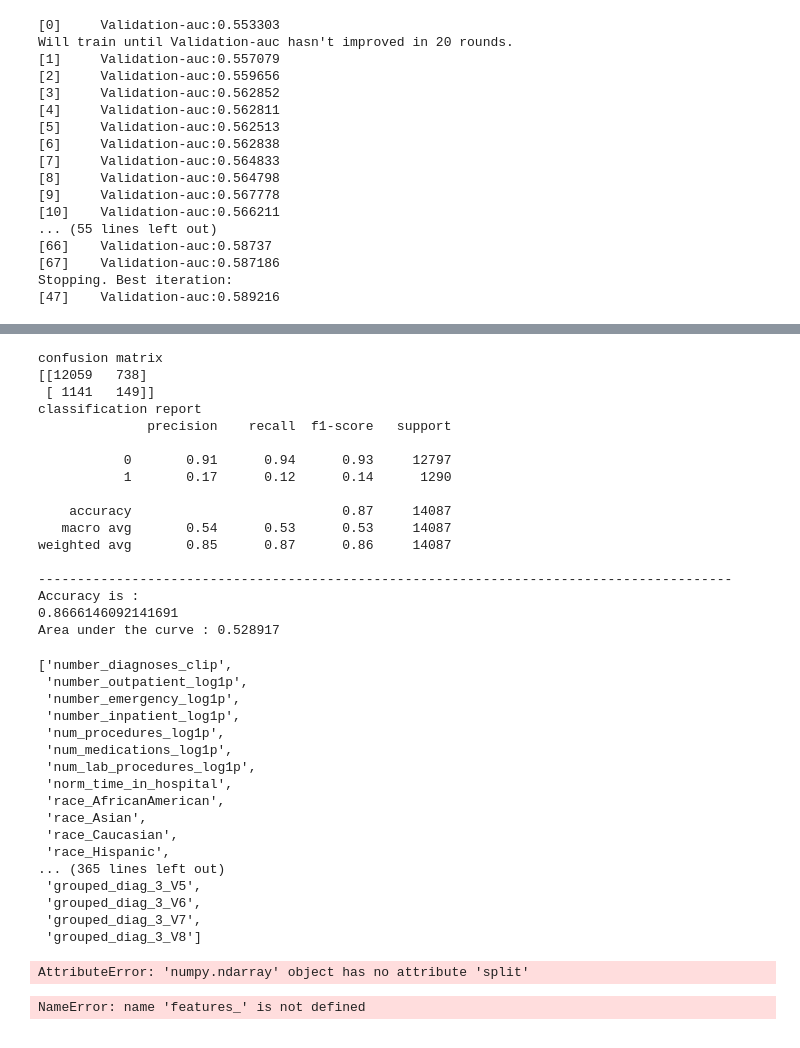
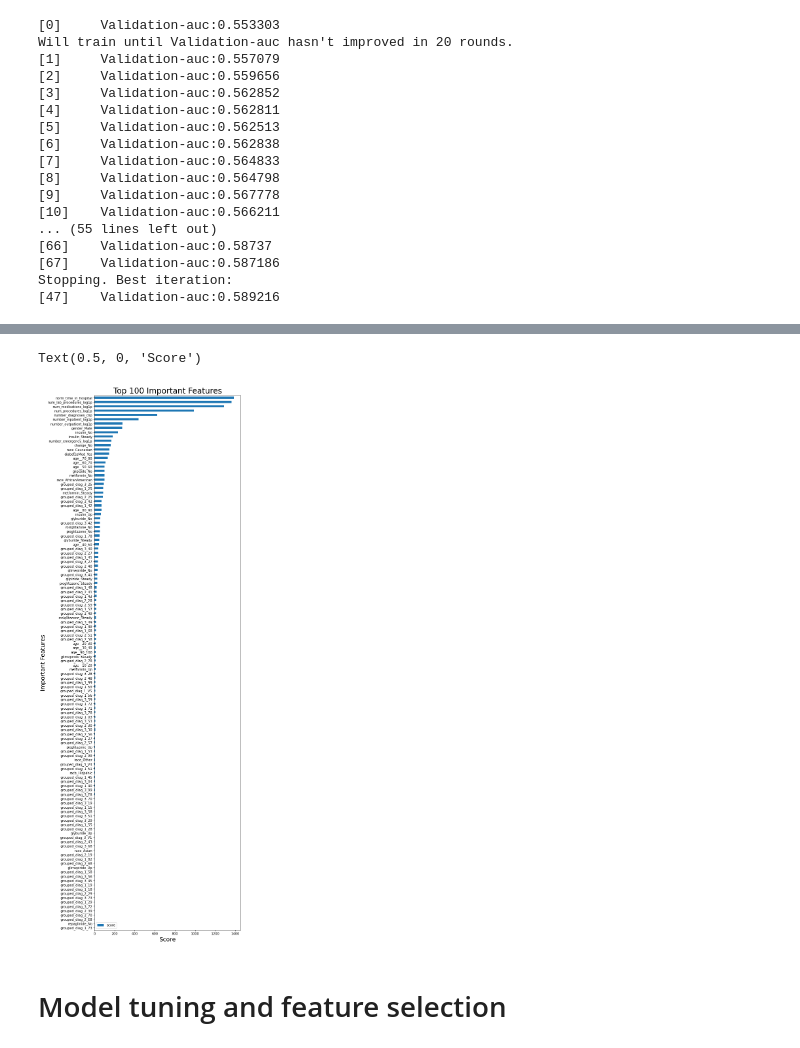
Before and after one commit to RajeshArasada/Imbalanced_Data_Classification, a Jupyter notebook: notebooks/4.0-RA-XGBoost_OHE.ipynb, the cells around one changed output, grey strips where cells are left out. Saved outputs shown, nothing was run; the diff lists cells and outputs as text; code cells hidden in the pictures.

Commit message:
Added models with feature selection. Added Precision-Recall Tradeoff

```diff
--- a/notebooks/4.0-RA-XGBoost_OHE.ipynb
+++ b/notebooks/4.0-RA-XGBoost_OHE.ipynb
@@ -531,52 +471,0 @@ XGBClassifier(base_score=0.5, booster='gbtree', colsample_bylevel=1,
-# %%
-y_pred = xgb_model.predict(X_test)  #predicts
-print('confusion matrix')
-print(metrics.confusion_matrix(y_test, y_pred))
-print('classification report')
-print(metrics.classification_report(y_test, y_pred))
-print("-----------------------------------------------------------------------------------------")
-print("Accuracy is :")
-print(metrics.accuracy_score(y_test, y_pred))
-print('Area under the curve : %f' % (metrics.roc_auc_score(y_test, y_pred)))
-# %% [output]
-confusion matrix
-[[12059   738]
- [ 1141   149]]
-classification report
-              precision    recall  f1-score   support
-
-           0       0.91      0.94      0.93     12797
-           1       0.17      0.12      0.14      1290
-
-    accuracy                           0.87     14087
-   macro avg       0.54      0.53      0.53     14087
-weighted avg       0.85      0.87      0.86     14087
-
------------------------------------------------------------------------------------------
-Accuracy is :
-0.8666146092141691
-Area under the curve : 0.528917
-# %%
-X_train.columns.tolist()
-# %% [output]
-['number_diagnoses_clip',
- 'number_outpatient_log1p',
- 'number_emergency_log1p',
- 'number_inpatient_log1p',
- 'num_procedures_log1p',
- 'num_medications_log1p',
- 'num_lab_procedures_log1p',
- 'norm_time_in_hospital',
- 'race_AfricanAmerican',
- 'race_Asian',
- 'race_Caucasian',
- 'race_Hispanic',
-... (365 lines left out)
- 'grouped_diag_3_V5',
- 'grouped_diag_3_V6',
- 'grouped_diag_3_V7',
- 'grouped_diag_3_V8']
-# %%
-X_train.columns.str.contains('age').split("_")
-# %% [output]
-AttributeError: 'numpy.ndarray' object has no attribute 'split'
@@ -648,4 +472,14 @@ def create_xgb_classifier(alg,
-# %%
-model_01 = create_xgb_classifier(XGBClassifier, X_train, X_test, features_, target_ )
-# %% [output]
-NameError: name 'features_' is not defined
+# %%
+feature_important = best_model.get_score(importance_type='weight')
+keys = list(feature_important.keys())
+values = list(feature_important.values())
+
+feature_importance_df = pd.DataFrame(data=values, index=keys, columns=["score"]).sort_values(by = "score", ascending=True)
+fig, ax = plt.subplots(figsize=(8,30))
+feature_importance_df.plot(kind='barh', ax=ax)
+ax.set_title("Top 100 Important Features", fontsize=24)
+ax.set_ylabel("Important Features", fontsize=18)
+ax.set_xlabel("Score", fontsize=18)
+# %% [output]
+Text(0.5, 0, 'Score')
+[figure, added]
@@ -651,0 +488,2 @@ NameError: name 'features_' is not defined
+# %% [markdown]
+# Model tuning and feature selection
```
Also changed, not shown: parts of 27 cells of this notebook, 9 other files.
